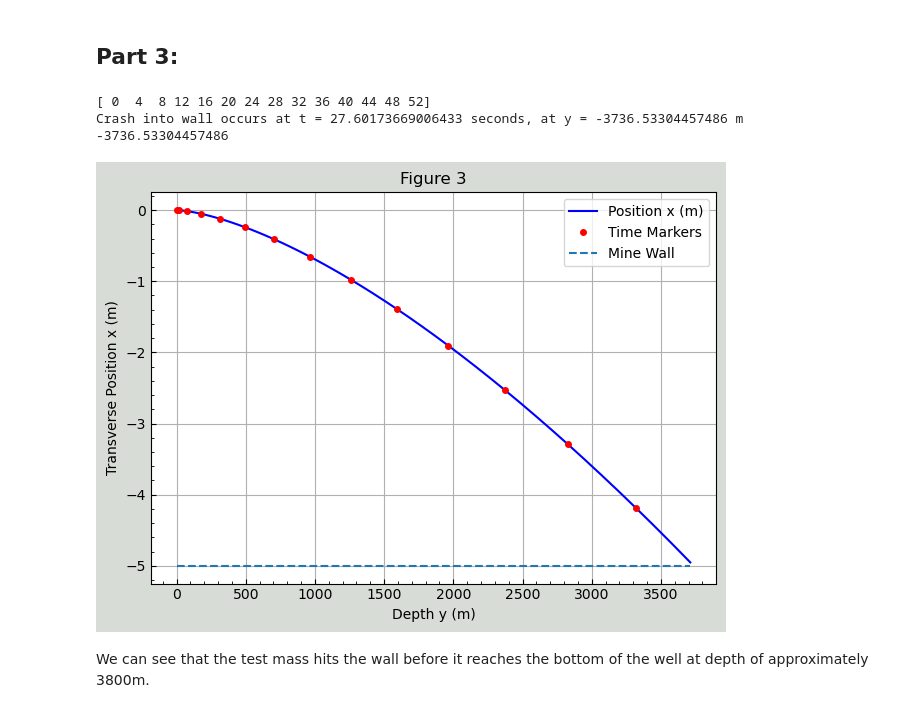
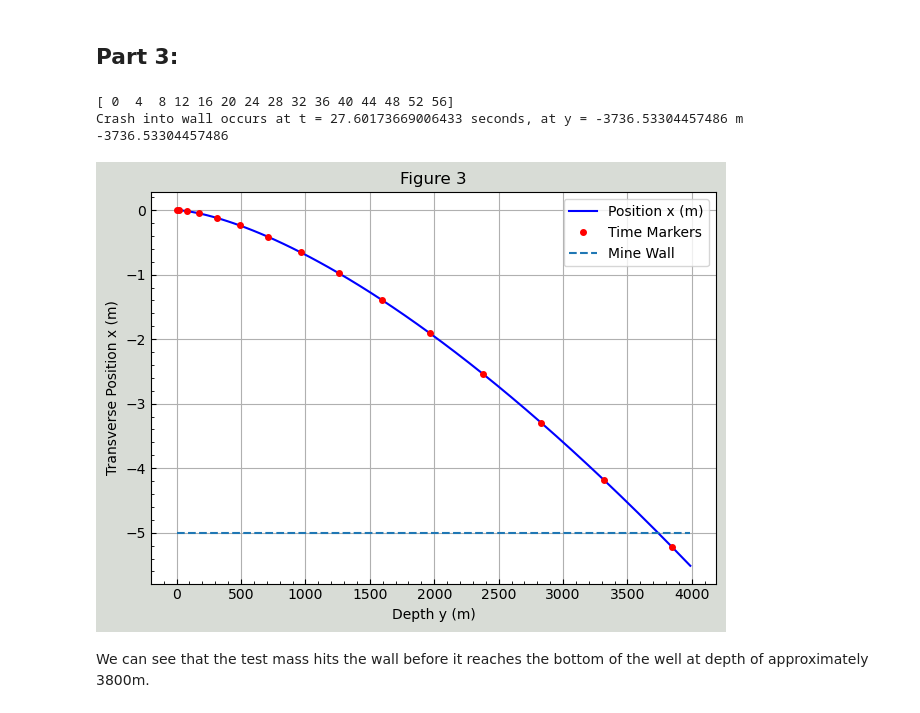
Before and after one commit to jqevo1000/PHYS265-spring25, a Jupyter notebook: Lab2/Lab2Vo.ipynb, the cells around one changed output. Saved outputs shown, nothing was run; the diff lists cells and outputs as text; code cells hidden in the pictures.

```diff
--- a/Lab2/Lab2Vo.ipynb
+++ b/Lab2/Lab2Vo.ipynb
@@ -273,10 +276,13 @@ ics = [0, 0, 0, 0, 0, 0]
 
 def difference(t, s):
     return s[0] + 5
+def difference1(t, s):
+    return s[1] + 4000
 
-difference.terminal = True
+difference.terminal = False
+difference1.terminal = True
 
-soln = solve_ivp(fun = coriolis, t_span=(t0,tf), y0=ics, t_eval=t_span, events = difference)
+soln = solve_ivp(fun = coriolis, t_span=(t0,tf), y0=ics, t_eval=t_span, events = (difference, difference1))
 
 # plot up
 tt = soln.t
@@ -286,35 +292,36 @@ yz = soln.y[2]
 vx = soln.y[3]
 vy = soln.y[4]
 vz = soln.y[5]
 #%matplotlib widget
 increment = 4
 indices = np.arange(0, len(tt), increment)
 print(indices)
 #print(gr(-np.linalg.norm([yx, yy, yz], axis = 0) + R_e)) # Checking to see if linalg worked correctly
 
 fig, ax = plt.subplots()
 ax.plot(-yy, yx, label = 'Position x (m)', color = 'blue')
 ax.plot(-yy[indices], yx[indices], ls = '', marker = 'o', color  = 'red', zorder = 2, ms = 4, label = 'Time Markers')
 ax.set_ylabel('Transverse Position x (m)')
 ax.set_xlabel('Depth y (m)')
 ax.set_title('Figure 3')
 ax.hlines(y = -5, xmin = 0, xmax = np.max(-yy), ls = '--', label = 'Mine Wall')
 ax.legend()
 ax.grid()
 ax.minorticks_on() # Making it 'look nice'
 ax.tick_params(axis='both', which='major', direction='in')
 ax.tick_params(axis='both', which='minor', direction='in')
 fig.set_facecolor('xkcd:light grey')
 fig.tight_layout()
+plt.savefig('Lab2Fig3.png', bbox_inches='tight')
 
 # Using events to calculate time at which the mass hits the bottom of the shaft
 print(f'Crash into wall occurs at t = {soln.t_events[0][0]} seconds, at y = {soln.y_events[0][0][1]} m')
 print(soln.y_events[0][0][1])
 # %% [output]
-[ 0  4  8 12 16 20 24 28 32 36 40 44 48 52]
+[ 0  4  8 12 16 20 24 28 32 36 40 44 48 52 56]
 Crash into wall occurs at t = 27.60173669006433 seconds, at y = -3736.53304457486 m
 -3736.53304457486
-[figure, old version]
+[figure, new version]
 # %% [markdown]
 We can see that the test mass hits the wall before it reaches the bottom of the well at depth of approximately 3800m.
 # %% [markdown]
```
Also changed, not shown: parts of 13 cells of this notebook, 10 other files.
